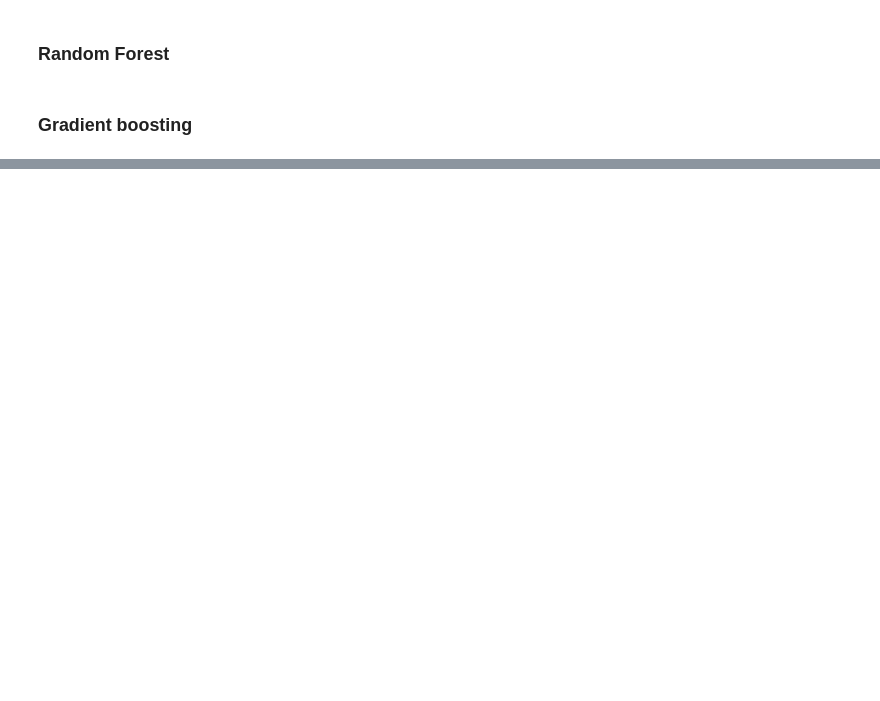
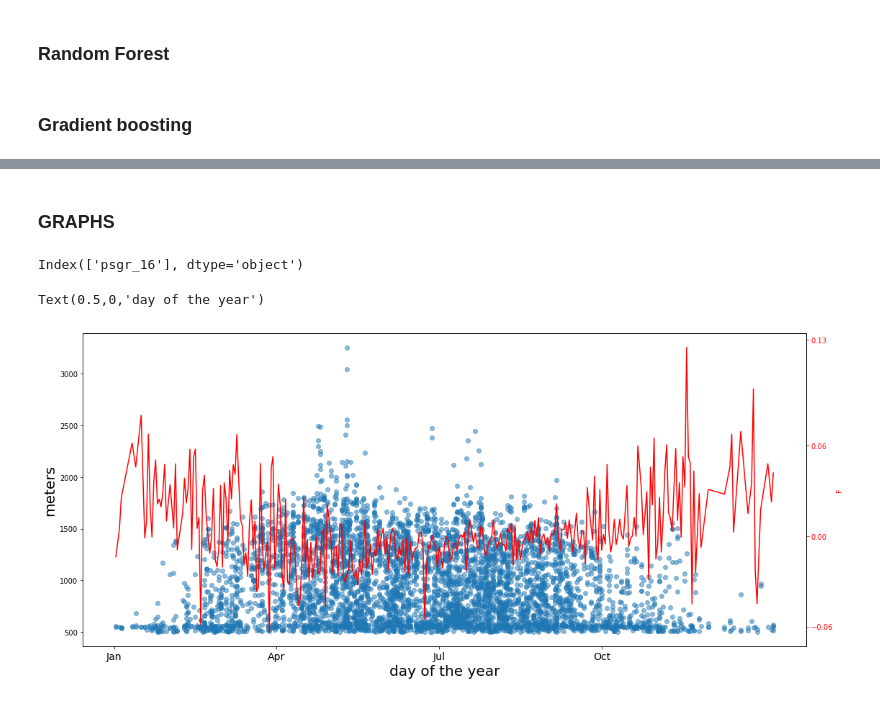
Before and after one commit to eddietheangel/soaring_predictor, a Jupyter notebook: notebooks/Model_fit.ipynb, the cells around one changed output, grey strips where cells are left out. Saved outputs shown, nothing was run; the diff lists cells and outputs as text; code cells hidden in the pictures; blank space fills up the shorter version.

Commit message:
final model before param tuning

```diff
--- a/notebooks/Model_fit.ipynb
+++ b/notebooks/Model_fit.ipynb
@@ -140,0 +169,28 @@ GBC_grid = {'learning_rate': 0.05,
+# %% [markdown]
+### GRAPHS
+# %%
+###Correction to exclude a suspect recor
+data = data[data['max_alt']<5000]
+# %%
+GP = pd.DataFrame(data.groupby('doy_x')['psgr_16'].mean())
+GP.columns
+# %% [output]
+Index(['psgr_16'], dtype='object')
+# %%
+dates = matplotlib.dates.date2num(data['date'])
+fig,ax = plt.subplots(figsize = (18,8))
+ax.scatter(data['doy_x'], data['max_alt'], alpha = 0.5,)
+ax2 = ax.twinx()
+ax2.plot(GP.index,GP['psgr_16'],color= 'r')
+# ax.set_title('Maximum altutide [in meters, by doy]',fontsize=20)
+ax.set_ylabel('meters', fontsize=20)
+ax.set_xticks([0,90,180,270]) # choose which x locations to have ticks
+ax.set_xticklabels(['Jan','Apr',"Jul",'Oct'], fontsize=14)
+ax2.set_yticks([-0.06,0,0.06,0.13]) # choose which x locations to have ticks
+# ax.set_xticklabels(['Jan','Apr',"Jul",'Oct'], fontsize=14)
+ax2.set_ylabel('F', color='r')
+ax2.tick_params('y', colors='r')
+ax.set_xlabel('day of the year', fontsize=20)
+# %% [output]
+Text(0.5,0,'day of the year')
+[figure, added]
```
Also changed, not shown: parts of 27 cells of this notebook, 4 other files.
